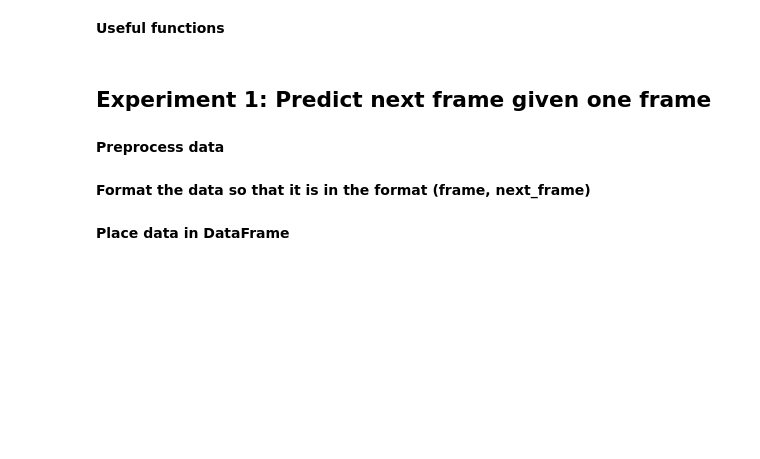
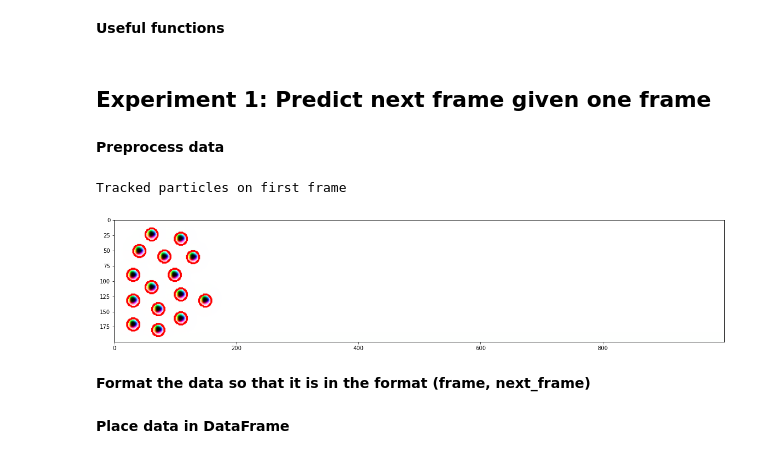
Before and after one commit to calvincbzhang/skyrmions-trajectory-prediction, a Jupyter notebook: linear_poly_regression.ipynb, the cells around one changed output. Saved outputs shown, nothing was run; the diff lists cells and outputs as text; code cells hidden in the pictures; blank space fills up the shorter version.

```diff
--- a/linear_poly_regression.ipynb
+++ b/linear_poly_regression.ipynb
@@ -22,7 +23,7 @@ import random
 **Useful functions**
 # %%
 # Preprocess data fro the specified directory
-def preprocess(directory='Rec_EDGE_300K_1L_50MA.out'):
+def preprocess(directory=''):
     # read data
     data = pd.read_csv(directory + '/trajectories.csv')
 
@@ -143,6 +144,20 @@ def create_polynomial_regression_model(degree):
     print("-------------------------------------------")
     print("RMSE of test set is {}".format(rmse_test))
     print("R2 score of test set is {}".format(r2_test))
+# %%
+def show_tracked(df):
+    print('Tracked particles on first frame')
+    img = cv2.imread(directory + '/m000000.png')
+    radius = 10
+    color = (255, 0, 0)
+    thickness = 2
+
+    for index, row in df[df['frame'] == 0].iterrows():
+        img = cv2.circle(img, (int(row['x']), int(row['y'])), radius, color, thickness)
+
+    plt.figure(figsize=(20, 10))
+    plt.imshow(img)
+    plt.show()
 # %% [markdown]
 ## Experiment 1: Predict next frame given one frame
 # %% [markdown]
@@ -152,3 +165,11 @@ data = preprocess()
+# %%
+directory = 'Rec_EDGE_300K_1L_50MA.out'
+data = preprocess(directory)
+# %%
+show_tracked(data)
+# %% [output]
+Tracked particles on first frame
+[figure, added]
 # %% [markdown]
 **Format the data so that it is in the format (frame, next_frame)**
 # %%
```
Also changed, not shown: parts of 40 cells of this notebook.
